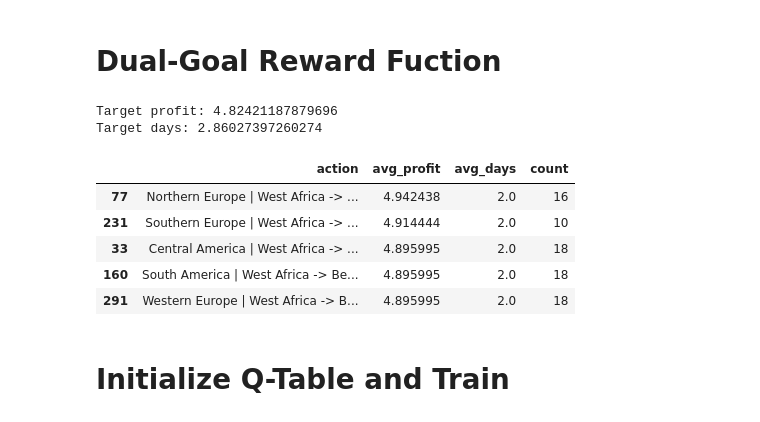
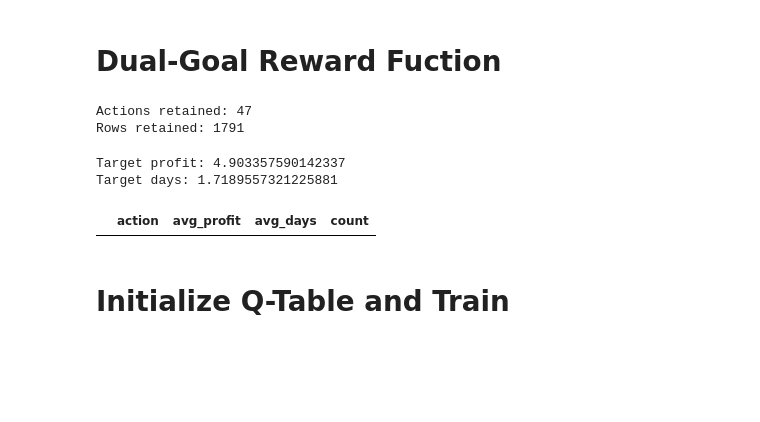
Before and after one commit to Jasonmiller513/Dissertation, a Jupyter notebook: Second_Test_WA.ipynb, the cells around one changed output. Saved outputs shown, nothing was run; the diff lists cells and outputs as text; code cells hidden in the pictures; blank space fills up the shorter version.

```diff
--- a/Second_Test_WA.ipynb
+++ b/Second_Test_WA.ipynb
@@ -1284,27 +1275,71 @@ train_df["reward"] = train_df["reward"].clip(-100, 100)
+# %%
+baseline_profit = train_df["Order Profit Per Order"].mean()
+baseline_days = train_df["Days for shipping (real)"].replace(0, np.nan).mean()
+
+min_profit = baseline_profit * 1.00      # at least no profit loss
+max_days = baseline_days * 0.90          # at least 10% faster
+min_orders = 10
+
+action_stats = train_df.groupby("action").agg(
+    Orders=("Order Id", "count"),
+    Avg_Profit=("Order Profit Per Order", "mean"),
+    Avg_Days=("Days for shipping (real)", "mean")
+).reset_index()
+
+baseline_profit = train_df["Order Profit Per Order"].mean()
+baseline_days = train_df["Days for shipping (real)"].mean()
+
+good_actions = action_stats[
+    (action_stats["Orders"] >= min_orders) &
+    (action_stats["Avg_Profit"] >= baseline_profit * 0.98) &
+    (action_stats["Avg_Days"] <= baseline_days * 0.98)
+]["action"]
+
+train_df = train_df[train_df["action"].isin(good_actions)].copy()
+
+print("Actions retained:", train_df["action"].nunique())
+print("Rows retained:", len(train_df))
+# %% [output]
+Actions retained: 47
+Rows retained: 1791
 # %%
+import numpy as np
+
+profit_weight = 3.0
+days_weight = 0.5
+
 target_profit = train_df["Order Profit Per Order"].mean() * 1.10
 target_days = train_df["Days for shipping (real)"].replace(0, np.nan).mean() * 0.80
 
+profit_scaled = (
+    train_df["Order Profit Per Order"]
+    - train_df["Order Profit Per Order"].mean()
+) / train_df["Order Profit Per Order"].std()
+
+days_scaled = (
+    train_df["Days for shipping (real)"]
+    - train_df["Days for shipping (real)"].mean()
+) / train_df["Days for shipping (real)"].std()
+
+train_df["reward"] = (
+    2.0 * profit_scaled
+    - 1.0 * days_scaled
+)
 action_check = train_df.groupby("action").agg(
     avg_profit=("Order Profit Per Order", "mean"),
     avg_days=("Days for shipping (real)", "mean"),
     count=("action", "count")
 ).reset_index()
 
 print("Target profit:", target_profit)
 print("Target days:", target_days)
 
 action_check[
     (action_check["avg_profit"] >= target_profit) &
     (action_check["avg_days"] <= target_days) &
     (action_check["count"] >= 10)
 ].sort_values(["avg_profit", "avg_days"], ascending=[False, True])
 # %% [output]
-Target profit: 4.82421187879696
-Target days: 2.86027397260274
+Target profit: 4.903357590142337
+Target days: 1.7189557321225881
 |  | action | avg_profit | avg_days | count |
-| 77 | Northern Europe | West Africa -> ... | 4.942438 | 2.0 | 16 |
-| 231 | Southern Europe | West Africa -> ... | 4.914444 | 2.0 | 10 |
-| 33 | Central America | West Africa -> ... | 4.895995 | 2.0 | 18 |
-| 160 | South America | West Africa -> Be... | 4.895995 | 2.0 | 18 |
-| 291 | Western Europe | West Africa -> B... | 4.895995 | 2.0 | 18 |
```
Also changed, not shown: parts of 25 cells of this notebook.
